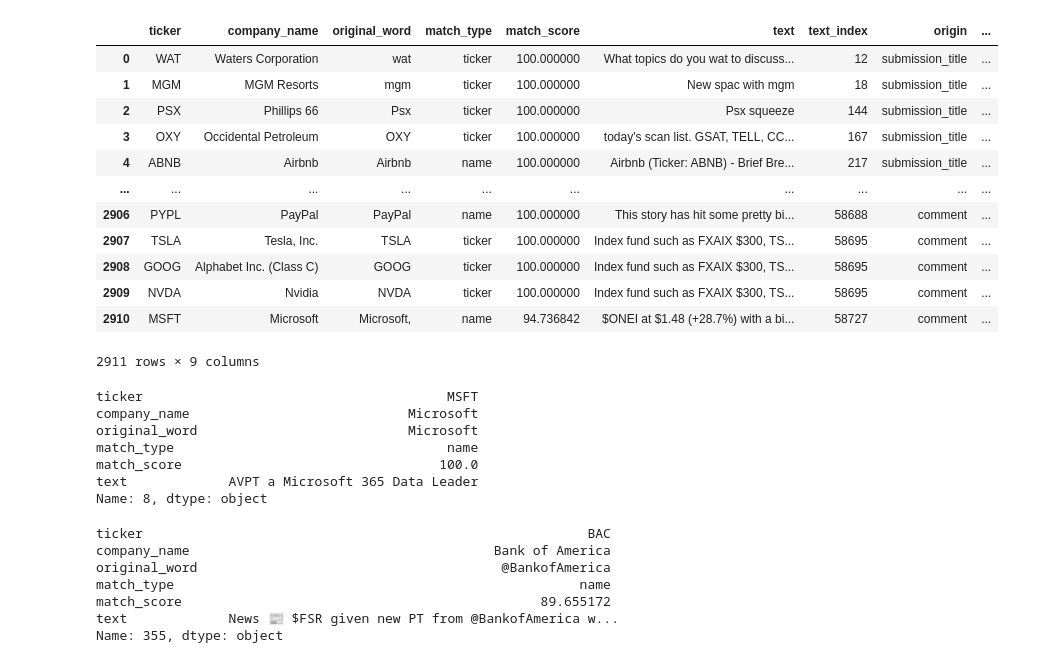
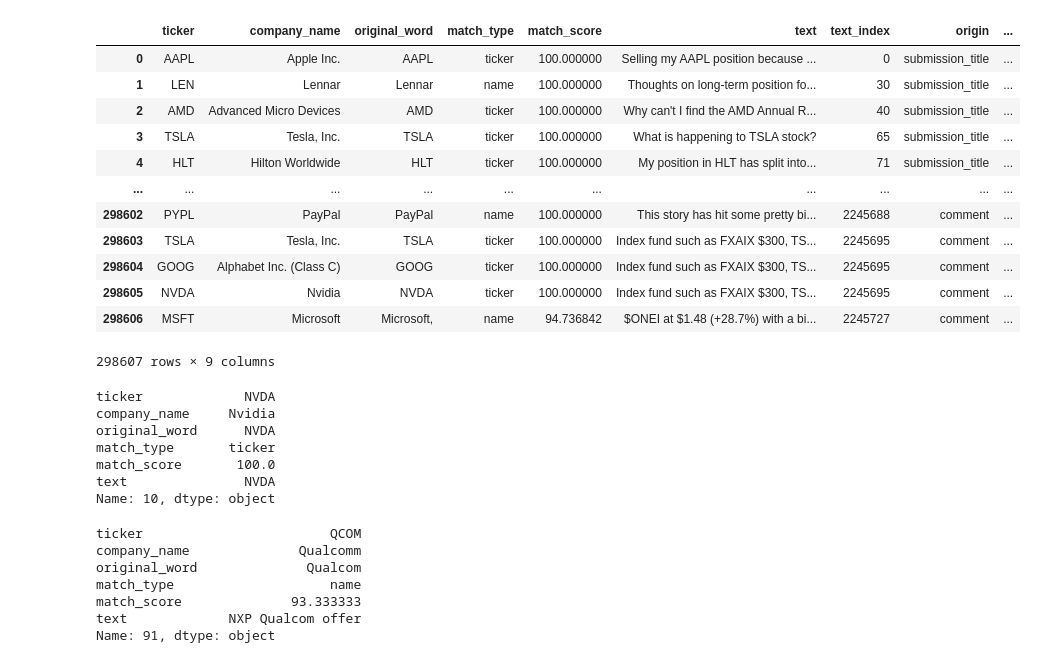
Before and after one commit to francescobraicovich/stonks, a Jupyter notebook: data/example_output.ipynb, the cells around one changed output. Drawn from its saved outputs; the diff is of its cells as text; code cells hidden in the pictures.

```diff
--- a/data/example_output.ipynb
+++ b/data/example_output.ipynb
@@ -27,37 +28,37 @@ plt.show()
 # %%
-df = pd.read_parquet('stock_mentions.parquet')
+df = pd.read_parquet('data/parquets/stock_mentions.parquet')
 df
 # %% [output]
 |  | ticker | company_name | original_word | match_type | match_score | text | text_index | origin | ... |
-| 0 | WAT | Waters Corporation | wat | ticker | 100.000000 | What topics do you wat to discuss... | 12 | submission_title | ... |
-| 1 | MGM | MGM Resorts | mgm | ticker | 100.000000 | New spac with mgm | 18 | submission_title | ... |
-| 2 | PSX | Phillips 66 | Psx | ticker | 100.000000 | Psx squeeze | 144 | submission_title | ... |
-| 3 | OXY | Occidental Petroleum | OXY | ticker | 100.000000 | today's scan list. GSAT, TELL, CC... | 167 | submission_title | ... |
-| 4 | ABNB | Airbnb | Airbnb | name | 100.000000 | Airbnb (Ticker: ABNB) - Brief Bre... | 217 | submission_title | ... |
+| 0 | AAPL | Apple Inc. | AAPL | ticker | 100.000000 | Selling my AAPL position because ... | 0 | submission_title | ... |
+| 1 | LEN | Lennar | Lennar | name | 100.000000 | Thoughts on long-term position fo... | 30 | submission_title | ... |
+| 2 | AMD | Advanced Micro Devices | AMD | ticker | 100.000000 | Why can't I find the AMD Annual R... | 40 | submission_title | ... |
+| 3 | TSLA | Tesla, Inc. | TSLA | ticker | 100.000000 | What is happening to TSLA stock? | 65 | submission_title | ... |
+| 4 | HLT | Hilton Worldwide | HLT | ticker | 100.000000 | My position in HLT has split into... | 71 | submission_title | ... |
 | ... | ... | ... | ... | ... | ... | ... | ... | ... | ... |
-| 2906 | PYPL | PayPal | PayPal | name | 100.000000 | This story has hit some pretty bi... | 58688 | comment | ... |
-| 2907 | TSLA | Tesla, Inc. | TSLA | ticker | 100.000000 | Index fund such as FXAIX $300, TS... | 58695 | comment | ... |
-| 2908 | GOOG | Alphabet Inc. (Class C) | GOOG | ticker | 100.000000 | Index fund such as FXAIX $300, TS... | 58695 | comment | ... |
-| 2909 | NVDA | Nvidia | NVDA | ticker | 100.000000 | Index fund such as FXAIX $300, TS... | 58695 | comment | ... |
-| 2910 | MSFT | Microsoft | Microsoft, | name | 94.736842 | $ONEI at $1.48 (+28.7%) with a bi... | 58727 | comment | ... |
+| 298602 | PYPL | PayPal | PayPal | name | 100.000000 | This story has hit some pretty bi... | 2245688 | comment | ... |
+| 298603 | TSLA | Tesla, Inc. | TSLA | ticker | 100.000000 | Index fund such as FXAIX $300, TS... | 2245695 | comment | ... |
+| 298604 | GOOG | Alphabet Inc. (Class C) | GOOG | ticker | 100.000000 | Index fund such as FXAIX $300, TS... | 2245695 | comment | ... |
+| 298605 | NVDA | Nvidia | NVDA | ticker | 100.000000 | Index fund such as FXAIX $300, TS... | 2245695 | comment | ... |
+| 298606 | MSFT | Microsoft | Microsoft, | name | 94.736842 | $ONEI at $1.48 (+28.7%) with a bi... | 2245727 | comment | ... |
-2911 rows × 9 columns
+298607 rows × 9 columns
 # %%
-print(df.loc[8, ['ticker', 'company_name', 'original_word', 'match_type', 'match_score', 'text']])
+print(df.loc[10, ['ticker', 'company_name', 'original_word', 'match_type', 'match_score', 'text']])
 # %% [output]
-ticker                                       MSFT
-company_name                            Microsoft
-original_word                           Microsoft
-match_type                                   name
-match_score                                 100.0
-text             AVPT a Microsoft 365 Data Leader
-Name: 8, dtype: object
+ticker             NVDA
+company_name     Nvidia
+original_word      NVDA
+match_type       ticker
+match_score       100.0
+text               NVDA
+Name: 10, dtype: object
 # %%
-print(df.loc[355, ['ticker', 'company_name', 'original_word', 'match_type', 'match_score', 'text']])
+print(df.loc[91, ['ticker', 'company_name', 'original_word', 'match_type', 'match_score', 'text']])
 # %% [output]
-ticker                                                         BAC
-company_name                                       Bank of America
-original_word                                       @BankofAmerica
-match_type                                                    name
-match_score                                              89.655172
-text             News 📰 $FSR given new PT from @BankofAmerica w...
-Name: 355, dtype: object
+ticker                        QCOM
+company_name              Qualcomm
+original_word              Qualcom
+match_type                    name
+match_score              93.333333
+text             NXP Qualcom offer
+Name: 91, dtype: object
```
Also changed, not shown: parts of 3 cells of this notebook, 2 other files.
